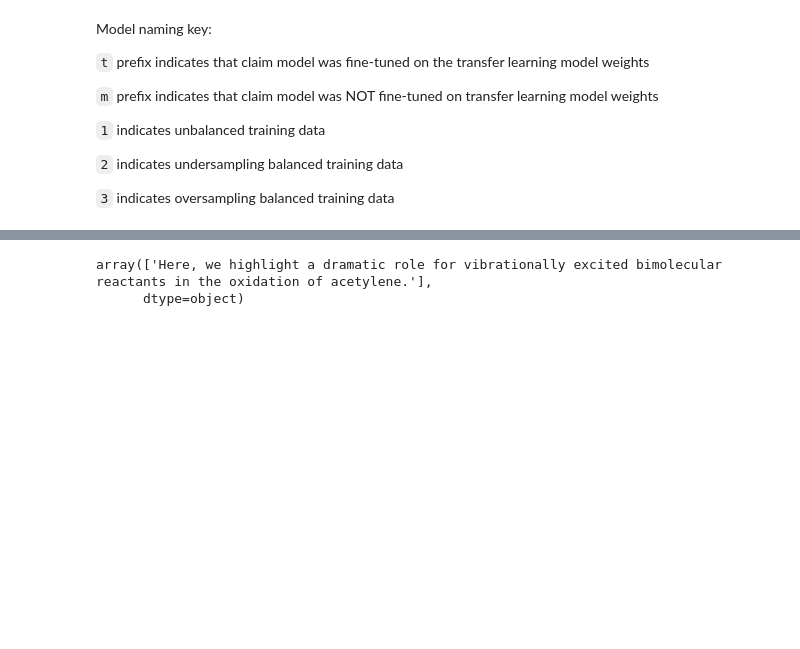
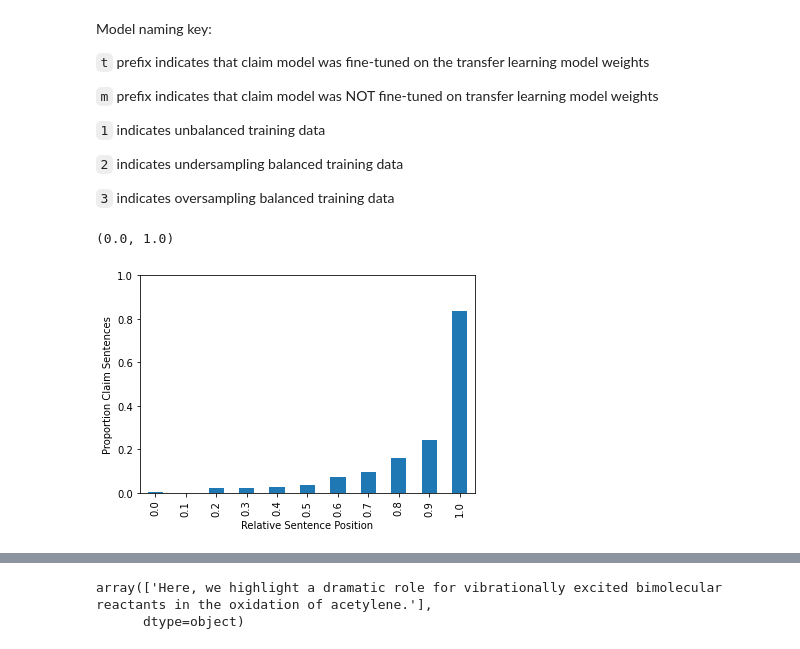
Before and after one commit to kelheinz/NLP_Claim_Detection, a Jupyter notebook: Model_Results_Evaluation.ipynb, the cells around one changed output, grey strips where cells are left out. Saved outputs shown, nothing was run; the diff lists cells and outputs as text; code cells hidden in the pictures; blank space fills up the shorter version.

```diff
--- a/Model_Results_Evaluation.ipynb
+++ b/Model_Results_Evaluation.ipynb
@@ -159,6 +159,16 @@ test_df['sentence_pos_encoding'] = test_df['sentence_position'].apply(lambda x:
 # Add last sentece based prediction model
 val_df['baseline_last_sentence'] = (val_df['max_sentence_id'] == val_df['sentence_ids']).astype(int)
 test_df['baseline_last_sentence'] = (test_df['max_sentence_id'] == test_df['sentence_ids']).astype(int)
+# %%
+# Get composition of labels per sentence_position
+pos_prob = test_df.groupby('sentence_position')['labels'].sum() / 375
+pos_prob.plot(kind='bar')
+plt.ylabel("Proportion Claim Sentences")
+plt.xlabel("Relative Sentence Position")
+plt.ylim(0,1)
+# %% [output]
+(0.0, 1.0)
+[figure, added]
 # %%
 val_df.head()
 # %% [output]
```
Also changed, not shown: parts of 18 cells of this notebook.
